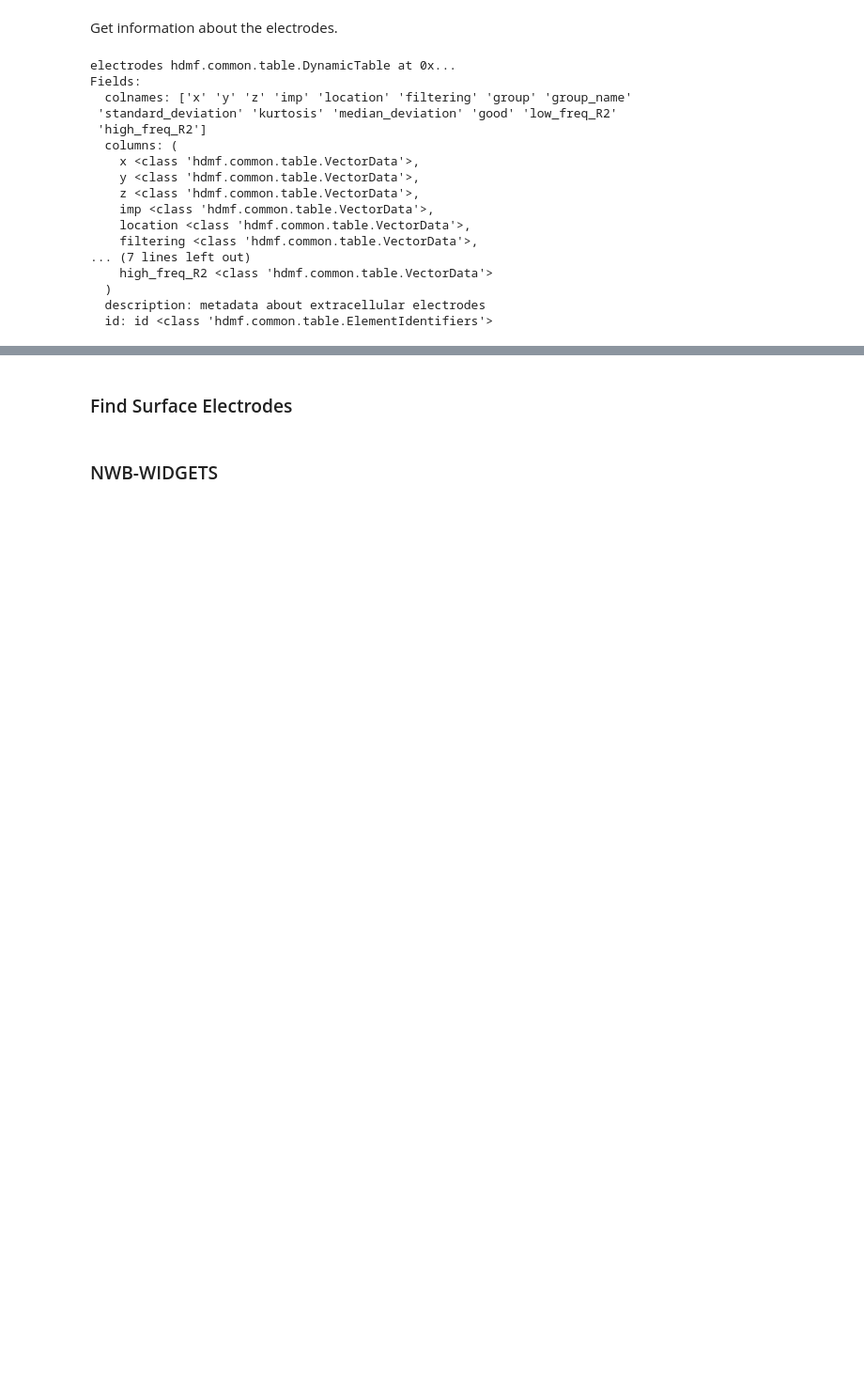
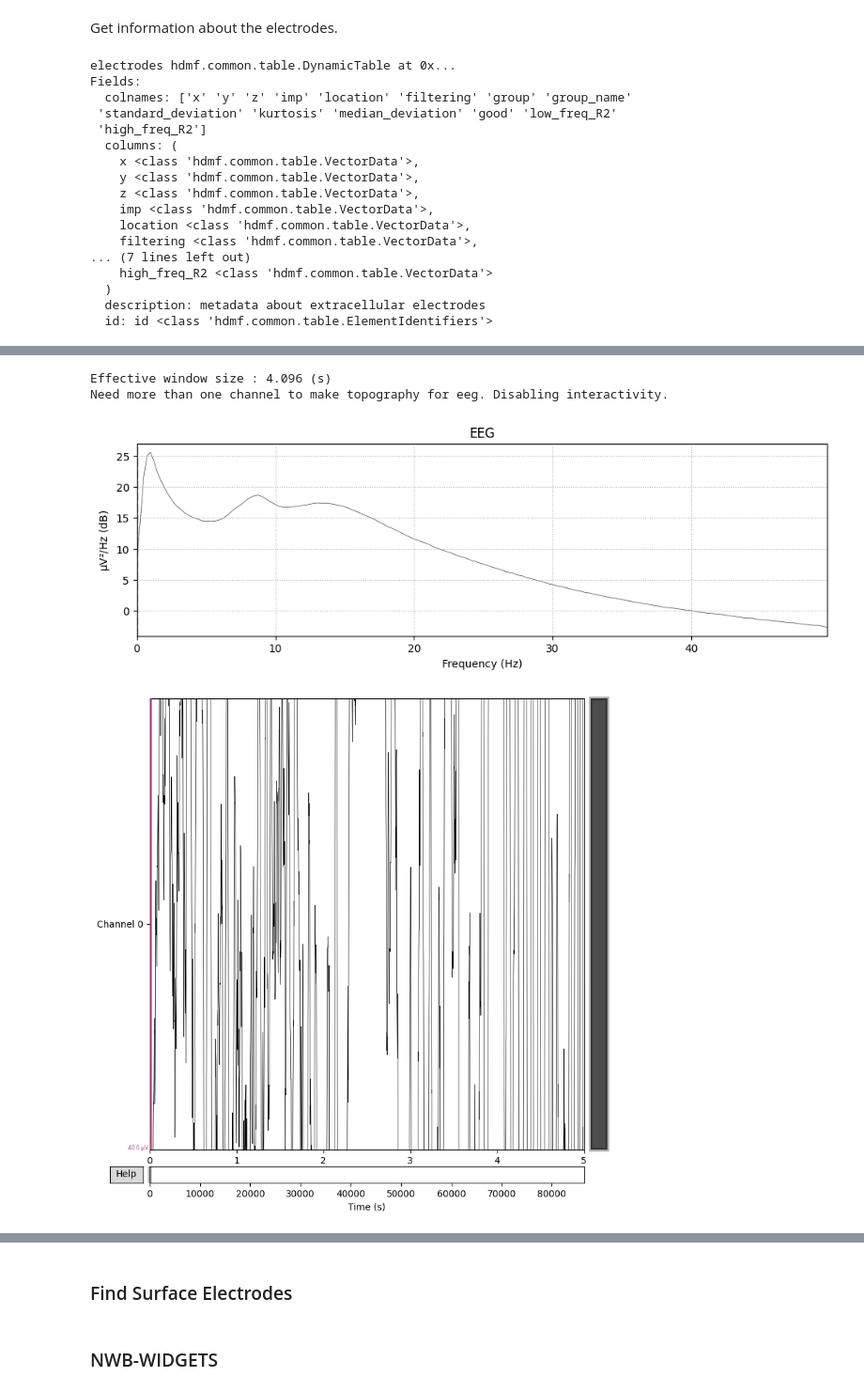
Before and after one commit to Emsh1379/EEG_classic, a Jupyter notebook: Comparing_behavioral_labeling_of_classical_machine_learning_with_quantum_machine_learning_on_AJILE12_Dataset.ipynb, the cells around one changed output, grey strips where cells are left out. Shown at 94% size. Saved outputs shown, nothing was run; the diff lists cells and outputs as text; code cells hidden in the pictures; blank space fills up the shorter version.

```diff
--- a/Comparing_behavioral_labeling_of_classical_machine_learning_with_quantum_machine_learning_on_AJILE12_Dataset.ipynb
+++ b/Comparing_behavioral_labeling_of_classical_machine_learning_with_quantum_machine_learning_on_AJILE12_Dataset.ipynb
@@ -253,0 +330,8 @@ nwbfile.acquisition
+# %%
+raw.compute_psd(fmax=50).plot(picks="data", exclude="bads")
+raw.plot(duration=5, n_channels=1)
+# %% [output]
+Effective window size : 4.096 (s)
+Need more than one channel to make topography for eeg. Disabling interactivity.
+[figure, added]
+[figure, added]
```
Also changed, not shown: parts of 15 cells of this notebook.
